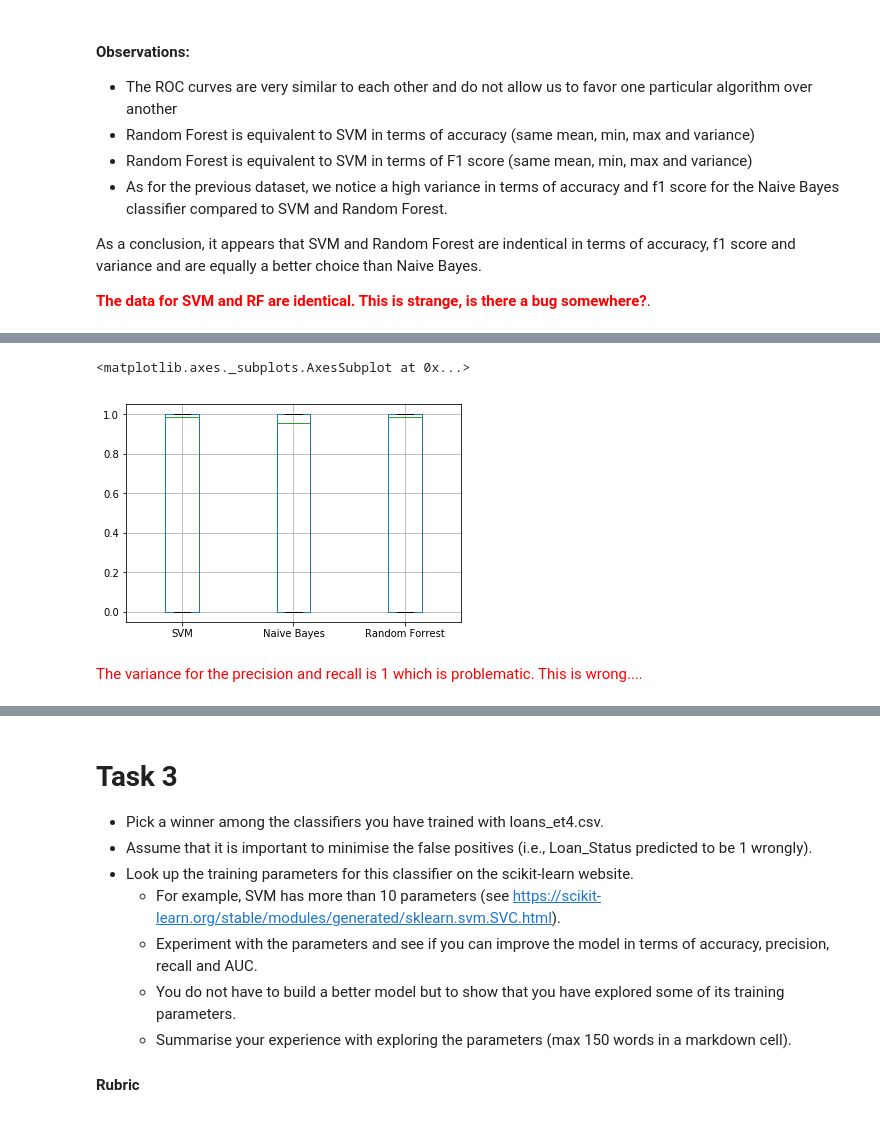
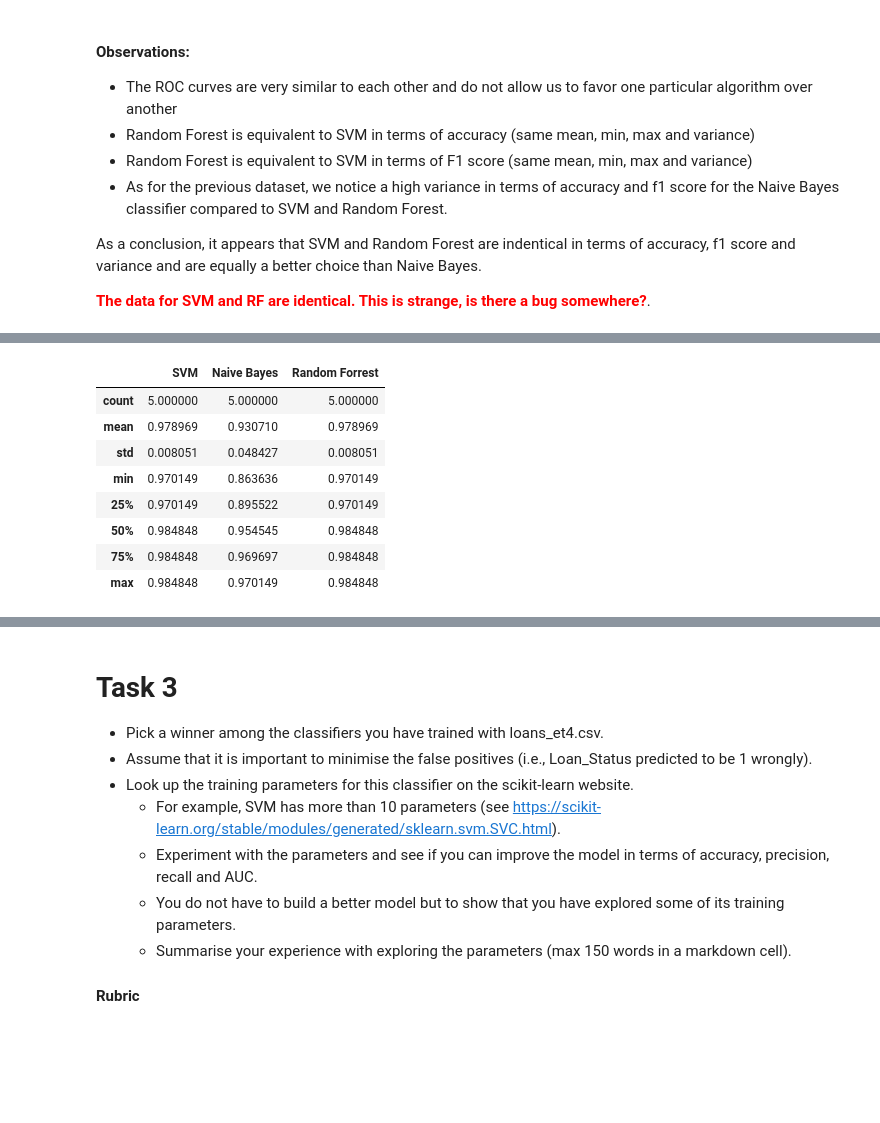
Before and after one commit to vipulpopat/MSCAI_Sem1_Etivity4, a Jupyter notebook: Lab 4 - Comparison of Classifiers - Main_18263461.ipynb, the cells around one changed output, grey strips where cells are left out. Saved outputs shown, nothing was run; the diff lists cells and outputs as text; code cells hidden in the pictures; blank space fills up the shorter version.

```diff
--- a/Lab 4 - Comparison of Classifiers - Main_18263461.ipynb
+++ b/Lab 4 - Comparison of Classifiers - Main_18263461.ipynb
@@ -397,9 +439,14 @@ precision_df.boxplot()
 # %%
 # Compare the statistics of the recalls across all cross-validation folds
 recalls_df = pd.DataFrame(data={'SVM' : _recalls_SVM   , 'Naive Bayes' : _recalls_NB    , 'Random Forrest' : _recalls_RF})
-recalls_df.boxplot()
+recalls_df.describe()
 # %% [output]
-<matplotlib.axes._subplots.AxesSubplot at 0x...>
-[figure, removed]
+|  | SVM | Naive Bayes | Random Forrest |
+| count | 5.000000 | 5.000000 | 5.000000 |
+| mean | 0.978969 | 0.930710 | 0.978969 |
+| std | 0.008051 | 0.048427 | 0.008051 |
+| min | 0.970149 | 0.863636 | 0.970149 |
+| 25% | 0.970149 | 0.895522 | 0.970149 |
+| 50% | 0.984848 | 0.954545 | 0.984848 |
+| 75% | 0.984848 | 0.969697 | 0.984848 |
+| max | 0.984848 | 0.970149 | 0.984848 |
-# %% [markdown]
-<span style="color:red">The variance for the precision and recall is 1 which is problematic. This is wrong....</span>
```
Also changed, not shown: parts of 24 cells of this notebook, 1 other file.
